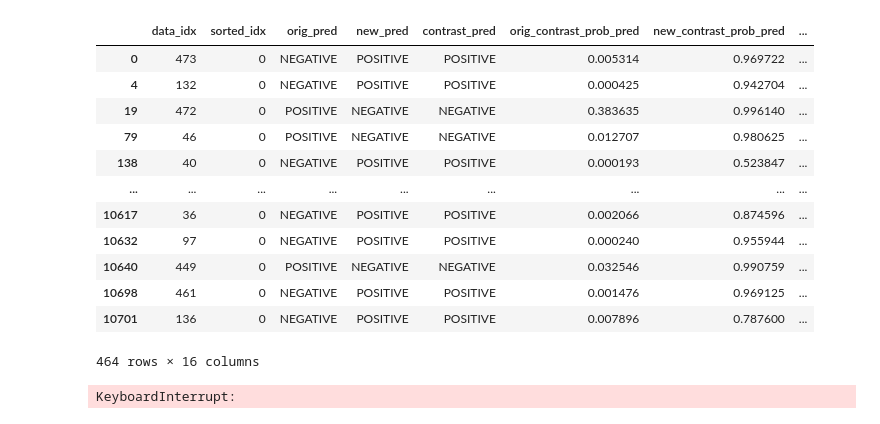
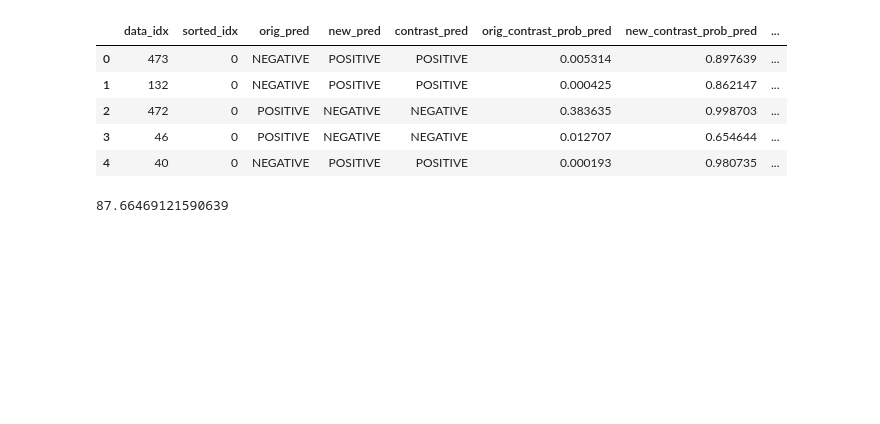
Before and after one commit to Dhormir/mmice, a Jupyter notebook: notebooks/evaluation.ipynb, the cells around one changed output. Drawn from its saved outputs; the diff is of its cells as text; code cells hidden in the pictures; blank space fills up the shorter version.

Commit message:
Updated for UMT5 and BERT

```diff
--- a/notebooks/evaluation.ipynb
+++ b/notebooks/evaluation.ipynb
@@ -17,8 +17,9 @@ eval = EditEvaluator(fluency_model_name="google/mt5-small",
                      fluency_masker=RandomMasker(None, MT5TokenizerFast.from_pretrained("google/mt5-small", model_max_length=700, legacy=False), 700))
 # %%
-
+FIX_FLAG = False
+LOAD_BEST = True
 TASK = "imdb"
-STAGE2EXP = "mmice-test-editor-bert"
+STAGE2EXP = "mmice-test-editor-umt5"
 SAVE_PATH = f"../results/{TASK}/edits/{STAGE2EXP}/"
 EDIT_PATH = SAVE_PATH + "edits.csv"
 # %%
@@ -100,30 +101,54 @@ def display_race_results(rows):
         print(f"NEW LABEL: \t{row['new_pred']} (New Pred Prob: {new_contrast_prob_pred})")
         print("")
         display_edits(row)
+# %%
+def fix_windows_corruption(file_path):
+    new_file_path = file_path.split("/")
+    new_file_path[-1] = 'fixed_edits.csv'
+    new_file_path = "/".join(new_file_path)
+    with open(file_path, 'r') as f, open(new_file_path, 'w+') as new_file:
+        i = 0
+        for line in f:
+            i += 1
+            line_ = line.replace(";", "").strip()
+            if len(line_) == 0:
+                continue
+            if line_[0] == "\"":
+                line_ = line_[1:]
+            if line_[-1] == "\"":
+                line_ = line_[:-1]
+            new_file.write(line_ + "\n")
+    return new_file_path
+
+
+if FIX_FLAG:
+    EDIT_PATH = fix_windows_corruption(EDIT_PATH)
 # %%
-edits = read_edits(EDIT_PATH)
+edits = read_edits(EDIT_PATH) if not LOAD_BEST else read_edits(SAVE_PATH + "best_edits.csv")
 edits = get_best_edits(edits)
 # %%
-edits
+edits.head()
 # %% [output]
 |  | data_idx | sorted_idx | orig_pred | new_pred | contrast_pred | orig_contrast_prob_pred | new_contrast_prob_pred | ... |
-| 0 | 473 | 0 | NEGATIVE | POSITIVE | POSITIVE | 0.005314 | 0.969722 | ... |
-| 4 | 132 | 0 | NEGATIVE | POSITIVE | POSITIVE | 0.000425 | 0.942704 | ... |
-| 19 | 472 | 0 | POSITIVE | NEGATIVE | NEGATIVE | 0.383635 | 0.996140 | ... |
-| 79 | 46 | 0 | POSITIVE | NEGATIVE | NEGATIVE | 0.012707 | 0.980625 | ... |
-| 138 | 40 | 0 | NEGATIVE | POSITIVE | POSITIVE | 0.000193 | 0.523847 | ... |
-| ... | ... | ... | ... | ... | ... | ... | ... | ... |
-| 10617 | 36 | 0 | NEGATIVE | POSITIVE | POSITIVE | 0.002066 | 0.874596 | ... |
-| 10632 | 97 | 0 | NEGATIVE | POSITIVE | POSITIVE | 0.000240 | 0.955944 | ... |
-| 10640 | 449 | 0 | POSITIVE | NEGATIVE | NEGATIVE | 0.032546 | 0.990759 | ... |
-| 10698 | 461 | 0 | NEGATIVE | POSITIVE | POSITIVE | 0.001476 | 0.969125 | ... |
-| 10701 | 136 | 0 | NEGATIVE | POSITIVE | POSITIVE | 0.007896 | 0.787600 | ... |
+| 0 | 473 | 0 | NEGATIVE | POSITIVE | POSITIVE | 0.005314 | 0.897639 | ... |
+| 1 | 132 | 0 | NEGATIVE | POSITIVE | POSITIVE | 0.000425 | 0.862147 | ... |
+| 2 | 472 | 0 | POSITIVE | NEGATIVE | NEGATIVE | 0.383635 | 0.998703 | ... |
+| 3 | 46 | 0 | POSITIVE | NEGATIVE | NEGATIVE | 0.012707 | 0.654644 | ... |
+| 4 | 40 | 0 | NEGATIVE | POSITIVE | POSITIVE | 0.000193 | 0.980735 | ... |
-464 rows × 16 columns
+# %%
+from mmice.ppl import Perplexity
+
+ppl = Perplexity(model_id='gpt2', device='gpu')
+results = ppl._compute(edits['edited_input'].tolist()[:], max_length=1024, batch_size=8)
+print(results['mean_perplexity'])
+
+edits['perplexity'] = results['perplexities']
+edits.to_csv(SAVE_PATH + "best_edits.csv", sep="\t", lineterminator="\n", index=False)
+# %% [output]
+87.66469121590639
 # %%
 tqdm.pandas(desc='original sequence loss!')
-a = edits["orig_editable_seg"].progress_apply(lambda x: eval.score_fluency(x, 1))
+a = edits["orig_editable_seg"].progress_apply(lambda x: eval.score_fluency(x, 2))
-# %% [output]
-KeyboardInterrupt:
 # %%
 tqdm.pandas(desc='edited sequence loss!')
 b = edits["edited_editable_seg"].progress_apply(lambda x: eval.score_fluency(x) if isinstance(x, str) else 0)
```
Also changed, not shown: parts of 4 cells of this notebook, 10 other files.
